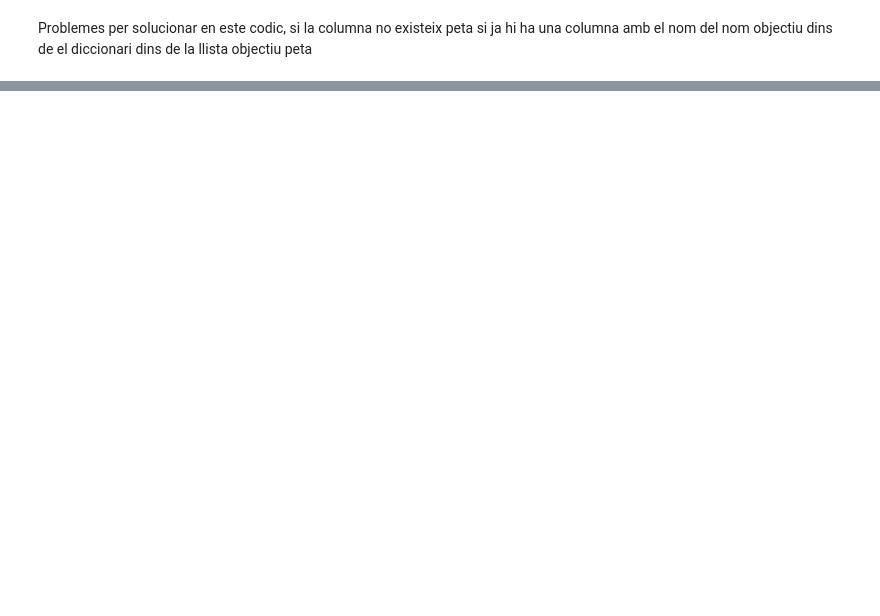
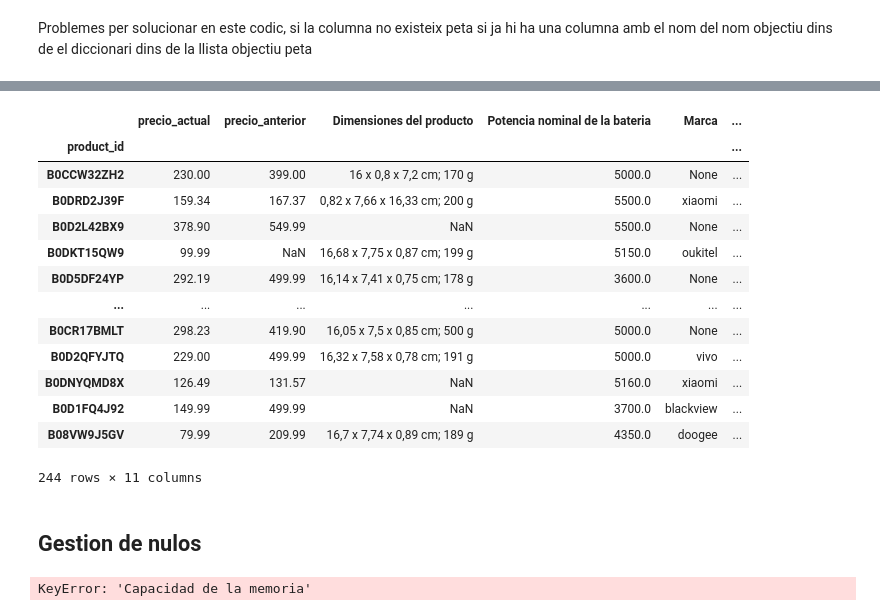
Before and after one commit to sanand5/PIA_Projectes, a Jupyter notebook: Projecte_01/scrapping/CleanDataframe.ipynb, the cells around one changed output, grey strips where cells are left out. Saved outputs shown, nothing was run; the diff lists cells and outputs as text; code cells hidden in the pictures; blank space fills up the shorter version.

```diff
--- a/Projecte_01/scrapping/CleanDataframe.ipynb
+++ b/Projecte_01/scrapping/CleanDataframe.ipynb
@@ -96,6 +146,70 @@ Index(['precio_actual', 'precio_anterior', 'Dimensiones del producto',
+# %%
+df = df.applymap(lambda x: x.lower() if isinstance(x, str) else x)
+df['precio_actual'] = df['precio_actual'].replace({',': '', '\\.': ''}, regex=True)
+df['precio_actual'] = df['precio_actual'].replace({'\\.': ''}, regex=True)
+df['precio_actual'] = df['precio_actual'].astype(float)/100
+
+df['precio_anterior'] = df['precio_anterior'].replace({',': '', '\\.': ''}, regex=True)
+df['precio_anterior'] = df['precio_anterior'].astype(float)/100
+
+
+df['Potencia nominal de la bateria'] = df['Potencia nominal de la bateria'].str.extract(r'(\d+)').astype(float)
+df['Capacidad de almacenamiento digital'] = df['Capacidad de almacenamiento digital'].str.extract(r'(\d+)').astype(float)
+df['Memoria RAM'] = df['Memoria RAM'].str.extract(r'(\d+)').astype(float)
+# %%
+def convertir_tamaño(valor):
+    if isinstance(valor, str):
+        if 'centimetros' in valor:
+            numero = float(valor.split(' ')[0].replace(',', '.'))
+            return round(numero / 2.54, 2)
+        elif 'pulgadas' in valor:
+            numero = float(valor.split(' ')[0].replace(',', '.'))
+            return round(numero, 2)
+    elif isinstance(valor, (int, float)):
+        return round(valor, 2)
+    return None
+
+df['Tamano de la pantalla'] = df['Tamano de la pantalla'].apply(convertir_tamaño)
+# %%
+def estandarizar_pantalla(valor):
+    if isinstance(valor, str):  # Verificar si el valor es una cadena de texto
+        if 'super amoled' in valor or 'superamoled' in valor:
+            return 'superamoled'
+        elif 'amoled' in valor:
+            return 'amoled'
+        elif 'oled' in valor:
+            return 'oled'
+        elif 'lcd' in valor:
+            return 'lcd'
+    return valor  # En caso de que no sea una cadena, retornar el valor original
+
+# Aplicar la función a la columna
+df['Tipo de pantalla'] = df['Tipo de pantalla'].apply(estandarizar_pantalla)
+# %%
+df.to_csv("temp.csv")
+df
+# %% [output]
+|  | precio_actual | precio_anterior | Dimensiones del producto | Potencia nominal de la bateria | Marca | ... |
+| product_id |  |  |  |  |  | ... |
+| B0CCW32ZH2 | 230.00 | 399.00 | 16 x 0,8 x 7,2 cm; 170 g | 5000.0 | None | ... |
+| B0DRD2J39F | 159.34 | 167.37 | 0,82 x 7,66 x 16,33 cm; 200 g | 5500.0 | xiaomi | ... |
+| B0D2L42BX9 | 378.90 | 549.99 | NaN | 5500.0 | None | ... |
+| B0DKT15QW9 | 99.99 | NaN | 16,68 x 7,75 x 0,87 cm; 199 g | 5150.0 | oukitel | ... |
+| B0D5DF24YP | 292.19 | 499.99 | 16,14 x 7,41 x 0,75 cm; 178 g | 3600.0 | None | ... |
+| ... | ... | ... | ... | ... | ... | ... |
+| B0CR17BMLT | 298.23 | 419.90 | 16,05 x 7,5 x 0,85 cm; 500 g | 5000.0 | None | ... |
+| B0D2QFYJTQ | 229.00 | 499.99 | 16,32 x 7,58 x 0,78 cm; 191 g | 5000.0 | vivo | ... |
+| B0DNYQMD8X | 126.49 | 131.57 | NaN | 5160.0 | xiaomi | ... |
+| B0D1FQ4J92 | 149.99 | 499.99 | NaN | 3700.0 | blackview | ... |
+| B08VW9J5GV | 79.99 | 209.99 | 16,7 x 7,74 x 0,89 cm; 189 g | 4350.0 | doogee | ... |
+244 rows × 11 columns
+# %% [markdown]
+## Gestion de nulos
 # %%
-columnas = ["Tipo de pantalla","Velocidad del procesador", "Tipo de procesador","Frecuencia de actualizacion", "Ano del modelo", "Memoria RAM", "Dimensiones del producto", "Relacion de aspecto", "Tamano de la pantalla", "Numero de procesadores"]
+columnas = ["Memoria RAM","Dimensiones del producto", "Capacidad de la memoria","Tamano de la pantalla", "Tipo de pantalla"]
 for col in columnas:
     moda = df[col].mode(dropna=True)
     if not moda.empty:
         df[col] = df[col].fillna(moda[0])
+# %% [output]
+KeyError: 'Capacidad de la memoria'
```
Also changed, not shown: parts of 15 cells of this notebook, 6 other files.
